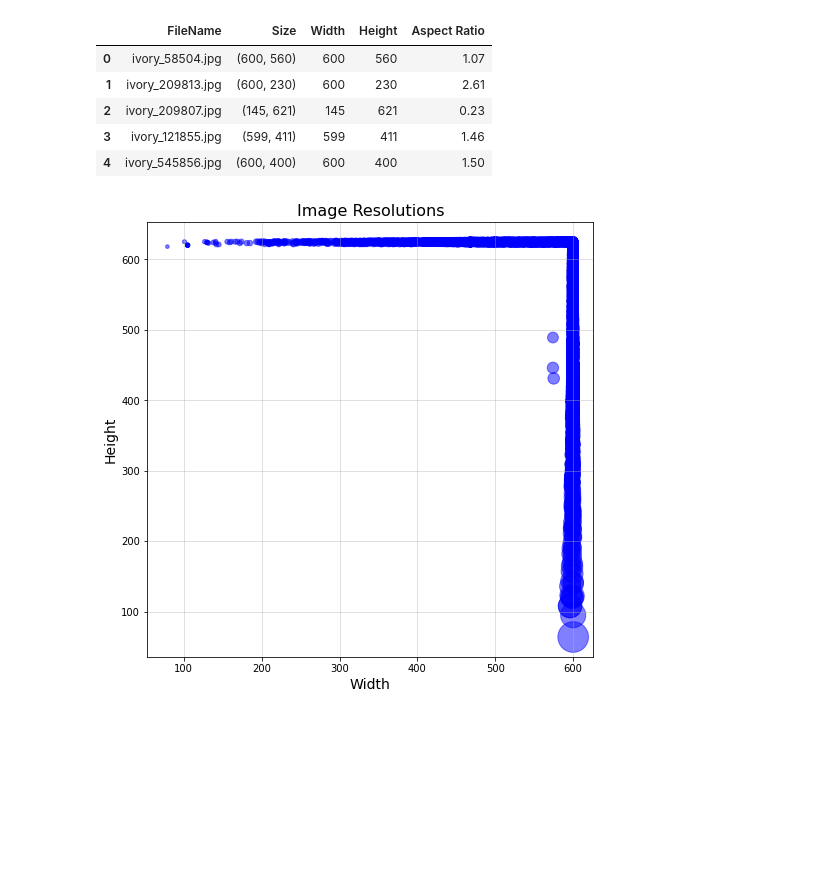
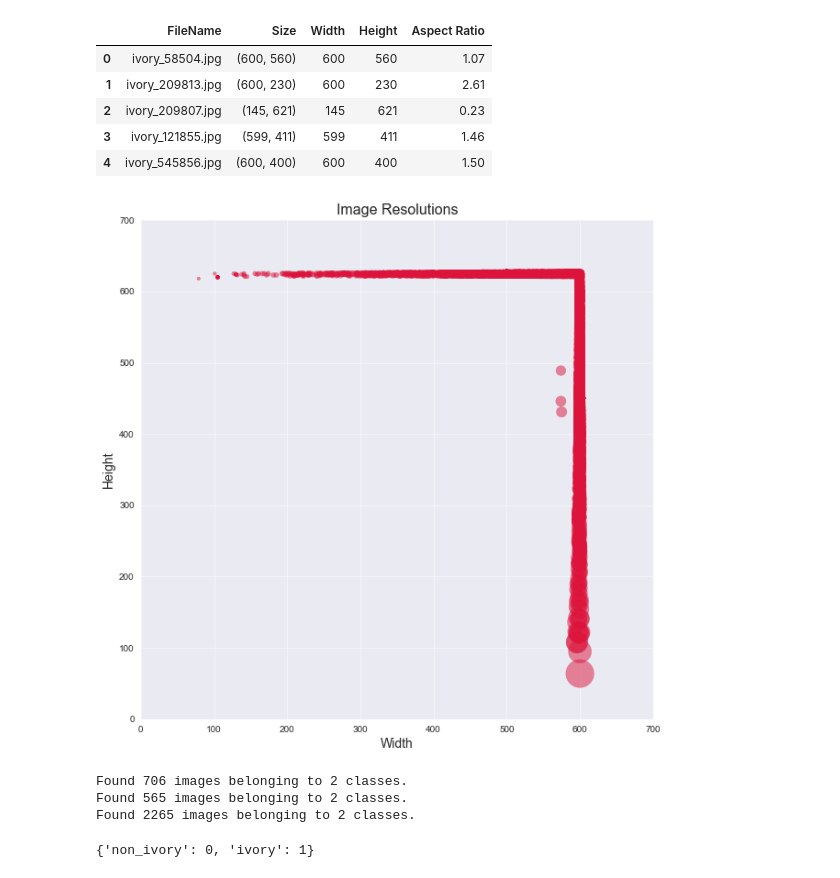
Before and after one commit to rjpost20/Met-Ivory-Classification-Project, a Jupyter notebook: Met_Art_Classification_Model_V2.ipynb, the cells around one changed output. Saved outputs shown, nothing was run; the diff lists cells and outputs as text; code cells hidden in the pictures; blank space fills up the shorter version.

Commit message:
Upload updated model V2

```diff
--- a/Met_Art_Classification_Model_V2.ipynb
+++ b/Met_Art_Classification_Model_V2.ipynb
@@ -38,7 +38,14 @@ from io import BytesIO
 import os
 import shutil
 
+from tensorflow.keras.utils import array_to_img, img_to_array, load_img
+from tensorflow.keras.callbacks import EarlyStopping
+from keras import models, layers
+from sklearn import metrics
+from sklearn.metrics import confusion_matrix, ConfusionMatrixDisplay, RocCurveDisplay
+
 import matplotlib.pyplot as plt
+plt.style.use('seaborn')
 %matplotlib inline
 # %% [markdown]
 ### Connect to Met API
@@ -660,11 +668,40 @@ Total number of images in dataset: 3536
 | 3 | ivory_121855.jpg | (599, 411) | 599 | 411 | 1.46 |
 | 4 | ivory_545856.jpg | (600, 400) | 600 | 400 | 1.50 |
 # %%
-fig, ax = plt.subplots(figsize=(8, 8))
-ax.scatter(img_meta_df.Width, img_meta_df.Height, color='blue', alpha=0.5, s=img_meta_df["Aspect Ratio"]*100)
-ax.set_title("Image Resolutions", size=16)
-ax.set_xlabel("Width", size=14)
-ax.set_ylabel("Height", size=14)
+fig, ax = plt.subplots(figsize=(10, 10))
+ax.scatter(img_meta_df.Width, img_meta_df.Height, color='crimson', alpha=0.5, s=img_meta_df['Aspect Ratio']*100)
+ax.set_title('Image Resolutions', size=16)
+ax.set_xlabel('Width', size=14)
+ax.set_ylabel('Height', size=14)
+ax.set_xticks(list(range(0, 800, 100)))
+ax.set_yticks(list(range(0, 800, 100)))
 ax.grid(alpha=0.5);
 # %% [output]
-[figure, old version]
+[figure, new version]
+# %%
+test_folder = os.path.join(split_dir, 'test')
+validation_folder = os.path.join(split_dir, 'validation')
+train_folder = os.path.join(split_dir, 'train')
+
+
+# Get all the data in the directory data/split/test (706 images), and reshape them
+test_generator = ImageDataGenerator(rescale=1./255).flow_from_directory(test_folder,
+                                                                        classes=['non_ivory', 'ivory'],
+                                                                        target_size=(256, 256), batch_size=706)
+
+# Get all the data in the directory data/split/validation (565 images), and reshape them
+val_generator = ImageDataGenerator(rescale=1./255).flow_from_directory(validation_folder,
+                                                                       classes=['non_ivory', 'ivory'],
+                                                                       target_size=(256, 256), batch_size=565)
+
+# Get all the data in the directory data/split/train (2265 images), and reshape them
+train_generator = ImageDataGenerator(rescale=1./255).flow_from_directory(train_folder,
+                                                                         classes=['non_ivory', 'ivory'],
+                                                                         target_size=(256, 256), batch_size=2265)
+
+train_generator.class_indices
+# %% [output]
+Found 706 images belonging to 2 classes.
+Found 565 images belonging to 2 classes.
+Found 2265 images belonging to 2 classes.
+{'non_ivory': 0, 'ivory': 1}
```
Also changed, not shown: parts of 31 cells of this notebook.
